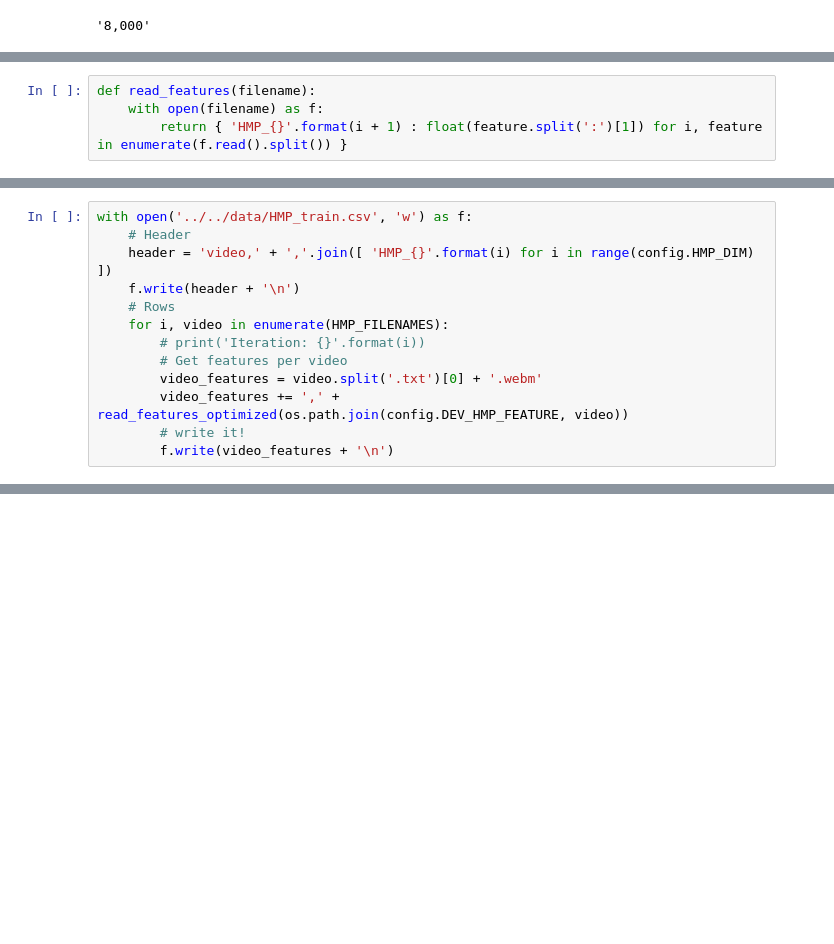
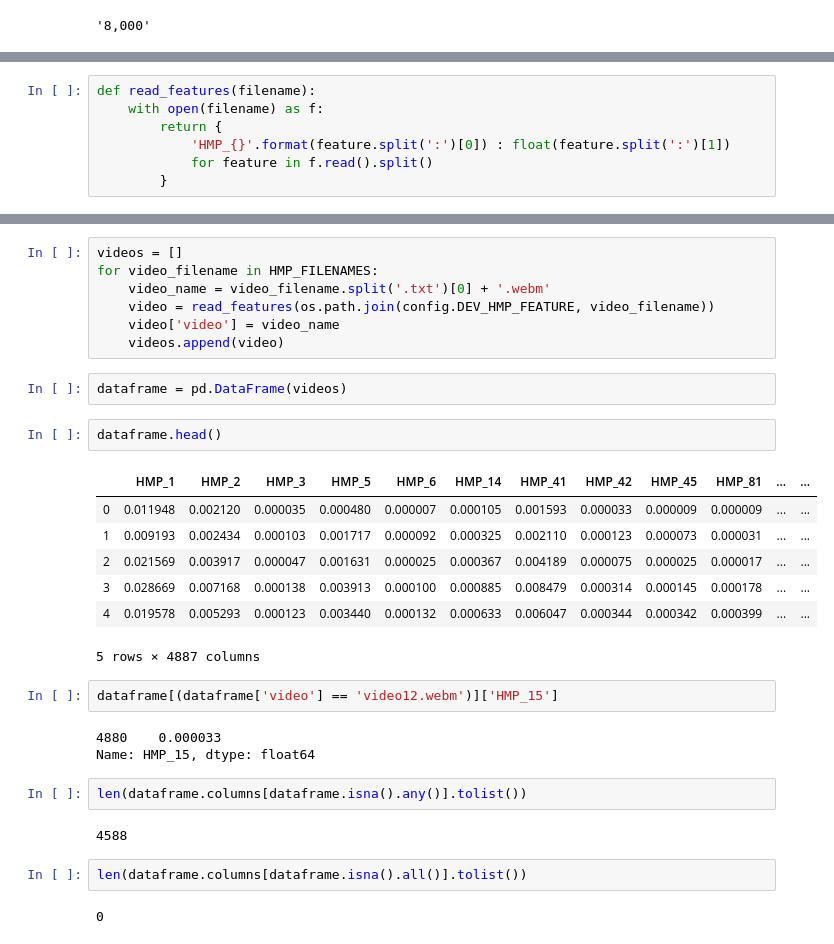
Before and after one commit to dazcona/memorability, a Jupyter notebook: src/notebooks/1. EDA for HMP.ipynb, the cells around one changed output, grey strips where cells are left out. Saved outputs shown, nothing was run; the diff lists cells and outputs as text; blank space fills up the shorter version.

```diff
--- a/src/notebooks/1. EDA for HMP.ipynb
+++ b/src/notebooks/1. EDA for HMP.ipynb
@@ -63,5 +48,8 @@ HMP_FILENAMES[:5]
 # %%
 def read_features(filename):
     with open(filename) as f:
-        return { 'HMP_{}'.format(i + 1) : float(feature.split(':')[1]) for i, feature in enumerate(f.read().split()) }
+        return {
+            'HMP_{}'.format(feature.split(':')[0]) : float(feature.split(':')[1])
+            for feature in f.read().split()
+        }
 # %%
@@ -75,13 +57,0 @@ def read_features_optimized(filename):
-# %%
-with open('../../data/HMP_train.csv', 'w') as f:
-    # Header
-    header = 'video,' + ','.join([ 'HMP_{}'.format(i) for i in range(config.HMP_DIM) ])
-    f.write(header + '\n')
-    # Rows
-    for i, video in enumerate(HMP_FILENAMES):
-        # print('Iteration: {}'.format(i))
-        # Get features per video
-        video_features = video.split('.txt')[0] + '.webm'
-        video_features += ',' + read_features_optimized(os.path.join(config.DEV_HMP_FEATURE, video))
-        # write it!
-        f.write(video_features + '\n')
@@ -91,0 +58,32 @@ with open('../../data/HMP_train.csv', 'w') as f:
+# %%
+videos = []
+for video_filename in HMP_FILENAMES:
+    video_name = video_filename.split('.txt')[0] + '.webm'
+    video = read_features(os.path.join(config.DEV_HMP_FEATURE, video_filename))
+    video['video'] = video_name
+    videos.append(video)
+# %%
+dataframe = pd.DataFrame(videos)
+# %%
+dataframe.head()
+# %% [output]
+|  | HMP_1 | HMP_2 | HMP_3 | HMP_5 | HMP_6 | HMP_14 | HMP_41 | HMP_42 | HMP_45 | HMP_81 | ... | ... |
+| 0 | 0.011948 | 0.002120 | 0.000035 | 0.000480 | 0.000007 | 0.000105 | 0.001593 | 0.000033 | 0.000009 | 0.000009 | ... | ... |
+| 1 | 0.009193 | 0.002434 | 0.000103 | 0.001717 | 0.000092 | 0.000325 | 0.002110 | 0.000123 | 0.000073 | 0.000031 | ... | ... |
+| 2 | 0.021569 | 0.003917 | 0.000047 | 0.001631 | 0.000025 | 0.000367 | 0.004189 | 0.000075 | 0.000025 | 0.000017 | ... | ... |
+| 3 | 0.028669 | 0.007168 | 0.000138 | 0.003913 | 0.000100 | 0.000885 | 0.008479 | 0.000314 | 0.000145 | 0.000178 | ... | ... |
+| 4 | 0.019578 | 0.005293 | 0.000123 | 0.003440 | 0.000132 | 0.000633 | 0.006047 | 0.000344 | 0.000342 | 0.000399 | ... | ... |
+5 rows × 4887 columns
+# %%
+dataframe[(dataframe['video'] == 'video12.webm')]['HMP_15']
+# %% [output]
+4880    0.000033
+Name: HMP_15, dtype: float64
+# %%
+len(dataframe.columns[dataframe.isna().any()].tolist())
+# %% [output]
+4588
+# %%
+len(dataframe.columns[dataframe.isna().all()].tolist())
+# %% [output]
+0
```
Also changed, not shown: parts of 9 cells of this notebook, 6 other files.
